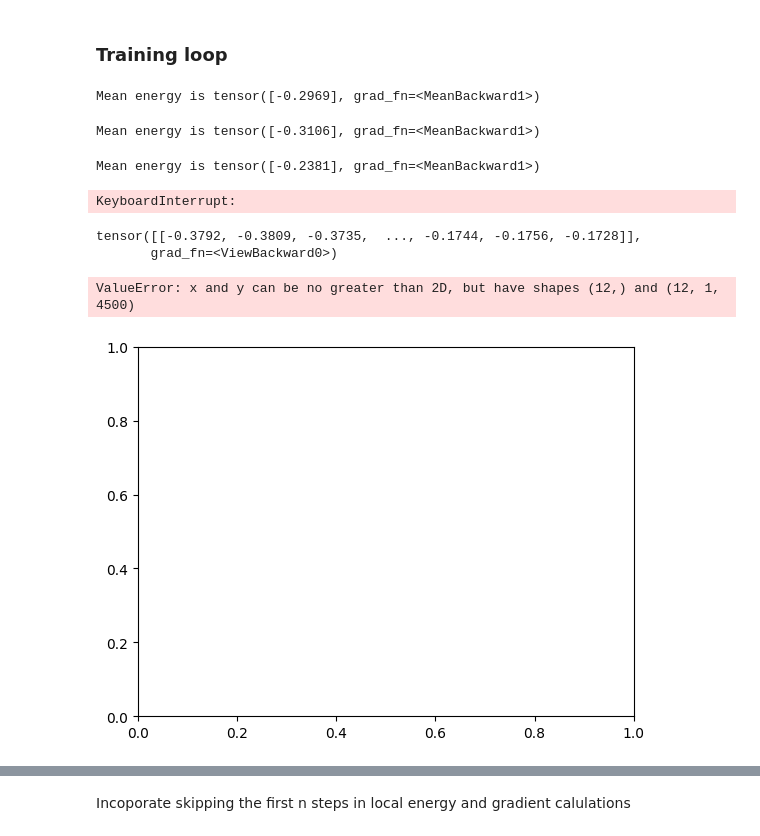
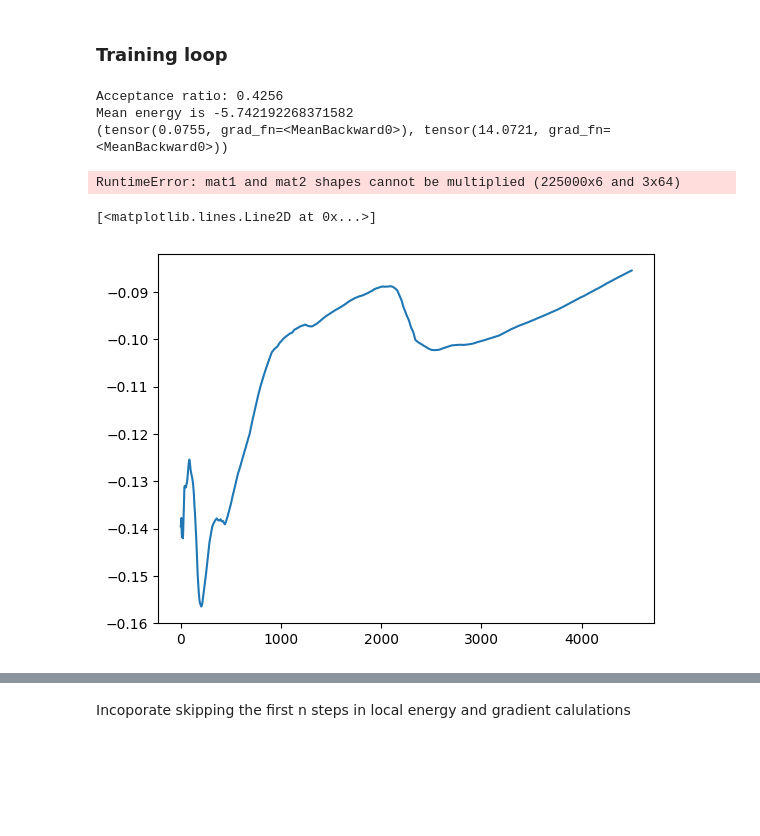
Before and after one commit to Parvfect/QVMC, a Jupyter notebook: nn_helium/nn.ipynb, the cells around one changed output, grey strips where cells are left out. Saved outputs shown, nothing was run; the diff lists cells and outputs as text; code cells hidden in the pictures; blank space fills up the shorter version.

Commit message:
Fixed metropolis but now the energy estimates are too low

```diff
--- a/nn_helium/nn.ipynb
+++ b/nn_helium/nn.ipynb
@@ -197,37 +238,54 @@ def assign_gradients_to_model(parameter_gradients, model):
+# %%
+def running_average(tensor, window_size=None):
+    cumsum = torch.cumsum(tensor, dim=0)
+    if window_size is None:
+        # For the full running average (over all elements)
+        return cumsum / torch.arange(1, len(tensor) + 1, device=tensor.device, dtype=torch.float32)
+    else:
+        # For a moving average with a fixed window size
+        window = torch.ones(window_size, device=tensor.device)
+        conv = torch.conv1d(tensor.unsqueeze(0).unsqueeze(0), window.unsqueeze(0).unsqueeze(0), padding=window_size//2)
+        return conv.squeeze(0).squeeze(0)
+
+def get_variances(E):
+    # Variance in random walkers mean energy
+    random_walker_variance = torch.mean((torch.mean(E.to(cpu), axis=1) - torch.mean(E)) ** 2)
+    # Mean along the sample dimension (dim=1)
+    mean_E_trial = E.mean(dim=1)                 # shape: (n_trials,)
+
+    # Broadcasting: subtract column‑wise, then average again along dim=1
+    var_E_trial  = torch.mean(((E - mean_E_trial[:, None]) ** 2).mean(dim=1))
+
+    return random_walker_variance, var_E_trial
 # %% [markdown]
 ### Training loop
 # %%
 
 energies = []
+optimizer = torch.optim.Adam(model.parameters())
 
 for i in range(100):
+    del sampled_Xs
     N = 5000
-    n_walkers = 1
+    n_walkers = 50
 
-    optimizer = torch.optim.Adam(model.parameters(), lr=0.001)
-    sampled_Xs = metropolis(N, n_walkers, model)[500:]
+    sampled_Xs = metropolis(N, n_walkers, model.to(cpu))[500:]
 
     local_E = get_local_energy(sampled_Xs, model)
-    print(f"Mean energy is {torch.mean(local_E, axis=1)}")
+    print(f"Mean energy is {torch.mean(local_E)}")
     energies.append(torch.mean(local_E))
 
-    grads = get_parameter_gradients(sampled_Xs, local_E, model.to(cpu))
-    #print(grads[:2])
-    model = assign_gradients_to_model(grads[0], model)
+    print(get_variances(local_E))
 
-    optimizer.step()
+    grads = get_parameter_gradients(sampled_Xs, local_E, model)
+
+    print(grads.shape)
+    assign_gradients_to_model(grads, model)
+
+    optimizer.step()  # apply gradients
+    torch.cuda.empty_cache()
 # %% [output]
-Mean energy is tensor([-0.2969], grad_fn=<MeanBackward1>)
+Acceptance ratio: 0.4256
+Mean energy is -5.742192268371582
+(tensor(0.0755, grad_fn=<MeanBackward0>), tensor(14.0721, grad_fn=<MeanBackward0>))
-Mean energy is tensor([-0.3106], grad_fn=<MeanBackward1>)
+RuntimeError: mat1 and mat2 shapes cannot be multiplied (225000x6 and 3x64)
-Mean energy is tensor([-0.2381], grad_fn=<MeanBackward1>)
-KeyboardInterrupt:
-# %%
-energies[0]
-# %% [output]
-tensor([[-0.3792, -0.3809, -0.3735,  ..., -0.1744, -0.1756, -0.1728]],
-       grad_fn=<ViewBackward0>)
-# %%
-plt.plot(torch.stack(energies).detach())
-# %% [output]
-ValueError: x and y can be no greater than 2D, but have shapes (12,) and (12, 1, 4500)
-[figure, removed]
@@ -233,0 +294,5 @@ ValueError: x and y can be no greater than 2D, but have shapes (12,) and (12, 1,
+# %%
+plt.plot(running_average(local_E[0].detach()))
+# %% [output]
+[<matplotlib.lines.Line2D at 0x...>]
+[figure, added]
```
Also changed, not shown: parts of 13 cells of this notebook, 3 other files.
